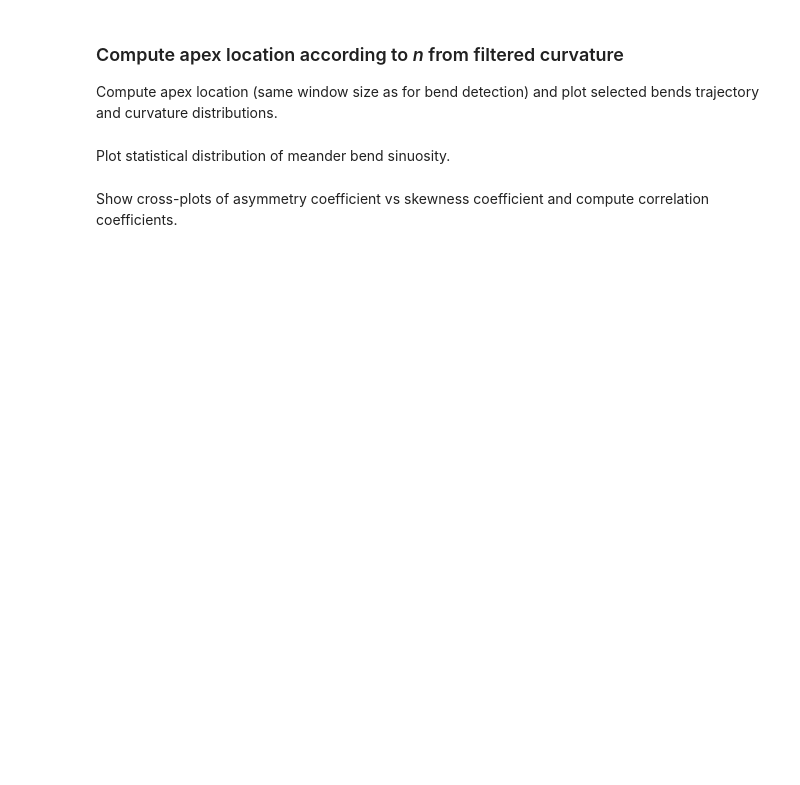
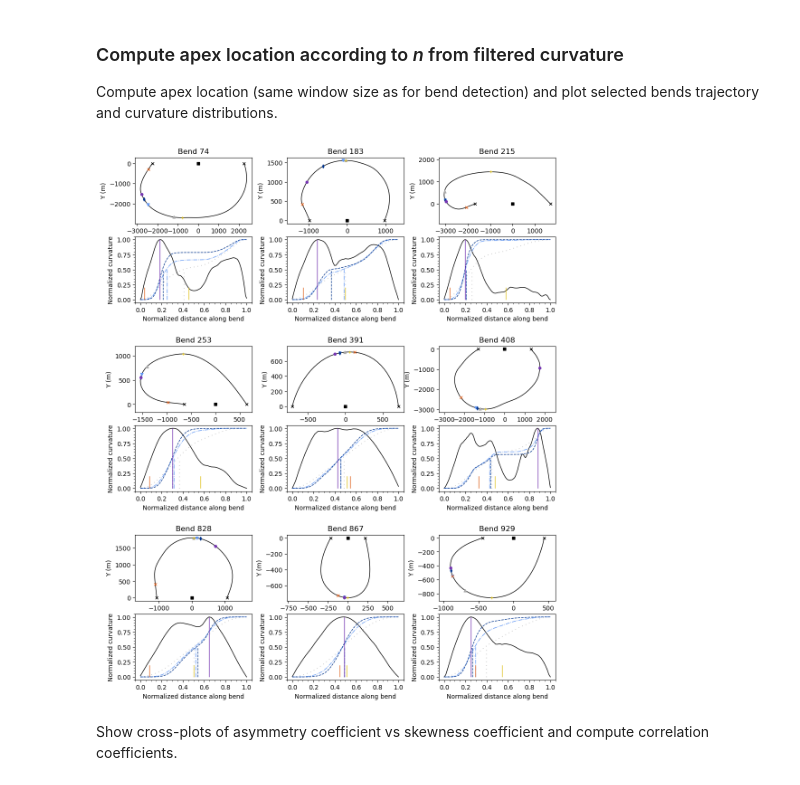
Before and after one commit to martin-lemay/pyBenD, a Jupyter notebook: notebooks/bend_apex_detection.ipynb, the cells around one changed output. Cells and saved outputs as stored; diff of their text form; code cells hidden in the pictures; blank space fills up the shorter version.

```diff
--- a/notebooks/bend_apex_detection.ipynb
+++ b/notebooks/bend_apex_detection.ipynb
@@ -612,7 +693,9 @@ for centerline in centerlines:
         curvature_raw = np.abs(centerline.get_bend_property(bend.id, "Curvature"))
 
         pt_center = np.array([0,0])
-        ampl_max = np.max([geom.orthogonal_distance(pt, coords[0], coords[-1]) for pt in coords])
+        amplitudes = [geom.orthogonal_distance(pt, coords[0], coords[-1]) for pt in coords]
+        max_ampl_index = np.argmax(amplitudes)
+        ampl_max = amplitudes[max_ampl_index]
 
         extension_max = np.max([geom.distance(pt, pt_center) for pt in coords])
         d_inflex = geom.distance(coords[0], coords[-1])
@@ -651,53 +734,83 @@ for centerline in centerlines:
                 dist_max_cuvr = abs(curv_abs_norm[apex_index] - curv_abs_norm[max_curv_index]) / arc_length_tot
                 df.loc[df_index, ("Distance_Max_Curv", n)] = 1-dist_max_cuvr
 
+        # add Limaye apex definition
+        ln = np.zeros_like(coords)
+        for j, pt in enumerate(coords):
+            if j == 0:
+                pt0 = pt
+                pt1 = coords[j + 1]
+            elif j == coords.shape[0] - 1:
+                pt0 = coords[j - 1]
+                pt1 = pt
+            else:
+                pt0 = coords[j - 1]
+                pt1 = coords[j + 1]
+            ln[j] = geom.normal(pt0 - pt1)
+        limaye_index = cpf.compute_half_angle_variation(ln, 2)
+
         # add max curvature point
-        df.loc[df_index, ("Apex_index", 6)] = max_curv_index
-        df.loc[df_index, ("Curv_Abs", 6)] = curv_abs_norm[max_curv_index] - curv_abs_norm[0]
-        df.loc[df_index, ("Extension", 6)] = geom.distance(pt_center, pt_max_curv) / extension_max
-        df.loc[df_index, ("Amplitude", 6)] = geom.orthogonal_distance(pt_max_curv, coords[0], coords[-1]) / ampl_max
-        arc_length1 = curv_abs_norm[max_curv_index] - curv_abs_norm[0]
-        arc_length2 = curv_abs_norm[-1] - curv_abs_norm[max_curv_index]
-        if abs(arc_length_tot) > 1e-3:
-            df.loc[df_index, ("Asymmetry", 6)] = (arc_length1 - arc_length2) / arc_length_tot
-        df.loc[df_index, ("Distance_Max_Curv", 6)] = 1.
+        for j, index in enumerate((max_curv_index, max_ampl_index, limaye_index)):
+            n = 6 + j
+            pt_cur = coords[index]
+            df.loc[df_index, ("Apex_index", n)] = index
+            df.loc[df_index, ("Curv_Abs", n)] = curv_abs_norm[index] - curv_abs_norm[0]
+            df.loc[df_index, ("Extension", n)] = geom.distance(pt_center, pt_cur) / extension_max
+            df.loc[df_index, ("Amplitude", n)] = geom.orthogonal_distance(pt_cur, coords[0], coords[-1]) / ampl_max
+            arc_length1 = curv_abs_norm[index] - curv_abs_norm[0]
+            arc_length2 = curv_abs_norm[-1] - curv_abs_norm[index]
+            if abs(arc_length_tot) > 1e-3:
+                df.loc[df_index, ("Asymmetry", n)] = (arc_length1 - arc_length2) / arc_length_tot
+            df.loc[df_index, ("Distance_Max_Curv", n)] = 1. - abs(curv_abs_norm[max_curv_index] - curv_abs_norm[index])
 
         # show some characteristic bends
         if cpt in ((74, 183, 253, 391, 408, 828, 867, 929, 215)):
             inner = gridspec.GridSpecFromSubplotSpec(2, 1,
                     subplot_spec=outer[k], wspace=0.2, hspace=0.2)
 
             ax0 = plt.Subplot(fig, inner[0])
             ax0.plot(coords[:,0], coords[:,1], 'k-', linewidth=1)
             ax0.plot(coords[0,0], coords[0,1], 'kx', markersize=4)
             ax0.plot(coords[-1,0], coords[-1,1], 'kx', markersize=4)
-            ax0.plot(pt_center[0], pt_center[1], 'ko', markersize=4)
+            ax0.plot(pt_center[0], pt_center[1], 'ks', markersize=4)
             ax0.axis('equal')
             ax0.set_xlabel("X (m)")
             ax0.set_ylabel("Y (m)")
             ax0.set_title(f"Bend {cpt}")
 
             curv_norm = (curvature - np.min(curvature)) / (np.max(curvature) - np.min(curvature))
             curv_norm_raw = (curvature_raw - np.min(curvature_raw)) / (np.max(curvature_raw) - np.min(curvature_raw))
             ax1 = plt.Subplot(fig, inner[1])
-            ax1.plot(curv_abs_norm, curv_norm, 'k-', label="Curvature Filtered", linewidth=1, alpha=0.5)
-            ax1.plot(curv_abs_norm, curv_norm_raw, '--', color='grey', label="Curvature Raw", linewidth=1, alpha=0.5)
+            ax1.plot(curv_abs_norm, curv_norm, 'k-', label="Curvature Filtered", linewidth=1, alpha=1)
+            #ax1.plot(curv_abs_norm, curv_norm_raw, 'k--', label="Curvature Raw", linewidth=1, alpha=0.5)
+            # plot cumulative curvature distribution
+            for n in (1, 3, 5):
+                cumsum = np.cumsum(curvature**n) / np.sum(
+                    curvature**n
+                )
+                ax1.plot(curv_abs_norm, cumsum, label=f"Cum. Curvature (n={n})", linewidth=1, alpha=1, color=n_colors[n-1], linestyle=n_linestyles[n-1])
             ax1.set_ylabel("Normalized curvature")
             ax1.set_xlabel("Normalized distance along bend")
 
             for j, apex_loc in enumerate(df.loc[df_index, ("Apex_index")].to_numpy().astype(int)):
-                ax0.plot(coords[apex_loc][0], coords[apex_loc][1], marker=n_apex_markers[j], color=n_colors[j], markersize=4)
-                ax1.vlines(curv_abs_norm[apex_loc], 0, 1, label=n_labels[n-1], linewidth=1, linestyle=n_linestyles[j], color=n_colors[j])
+                if (j % 2 == 0) or (j > 4):
+                    ax0.plot(coords[apex_loc][0], coords[apex_loc][1], marker=n_apex_markers[j], color=n_colors[j], markersize=4)
+                    ymax = 0.5
+                    if j == 5:
+                        ymax = 1
+                    elif j > 5:
+                        ymax = 0.2
+                    ax1.vlines(curv_abs_norm[apex_loc], 0, ymax, label=label, linewidth=1, linestyle=n_linestyles[j], color=n_colors[j])
 
             ax1.minorticks_on()
             #ax1.legend(ncol=2, loc='lower center')
             fig.add_subplot(ax0)
             fig.add_subplot(ax1)
             k += 1
 
         cpt += 1
 
-plt.savefig(fig_path + "real_bends.png", dpi=150)
+plt.savefig(fig_path + "real_bends.eps", dpi=150)
 plt.show()
+# %% [output]
+[figure, added]
-# %% [markdown]
-Plot statistical distribution of meander bend sinuosity.
```
Also changed, not shown: parts of 19 cells of this notebook, 2 other files.
